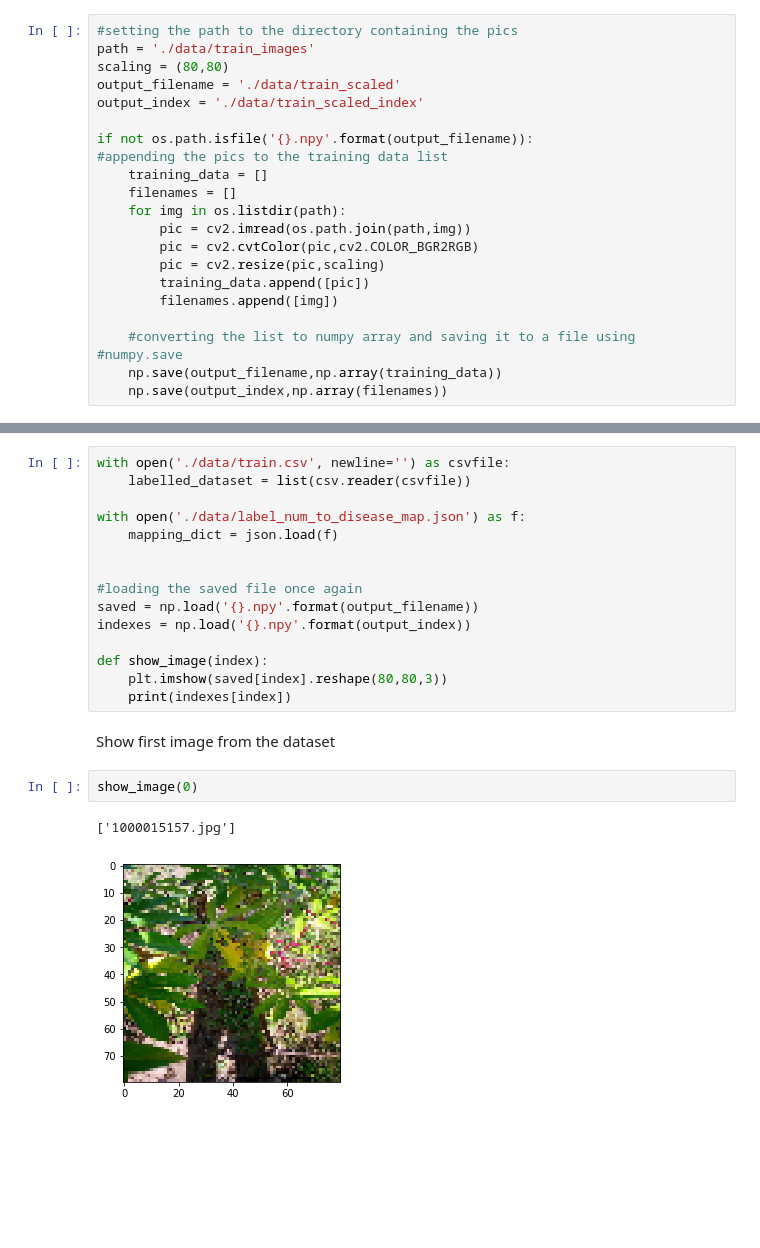
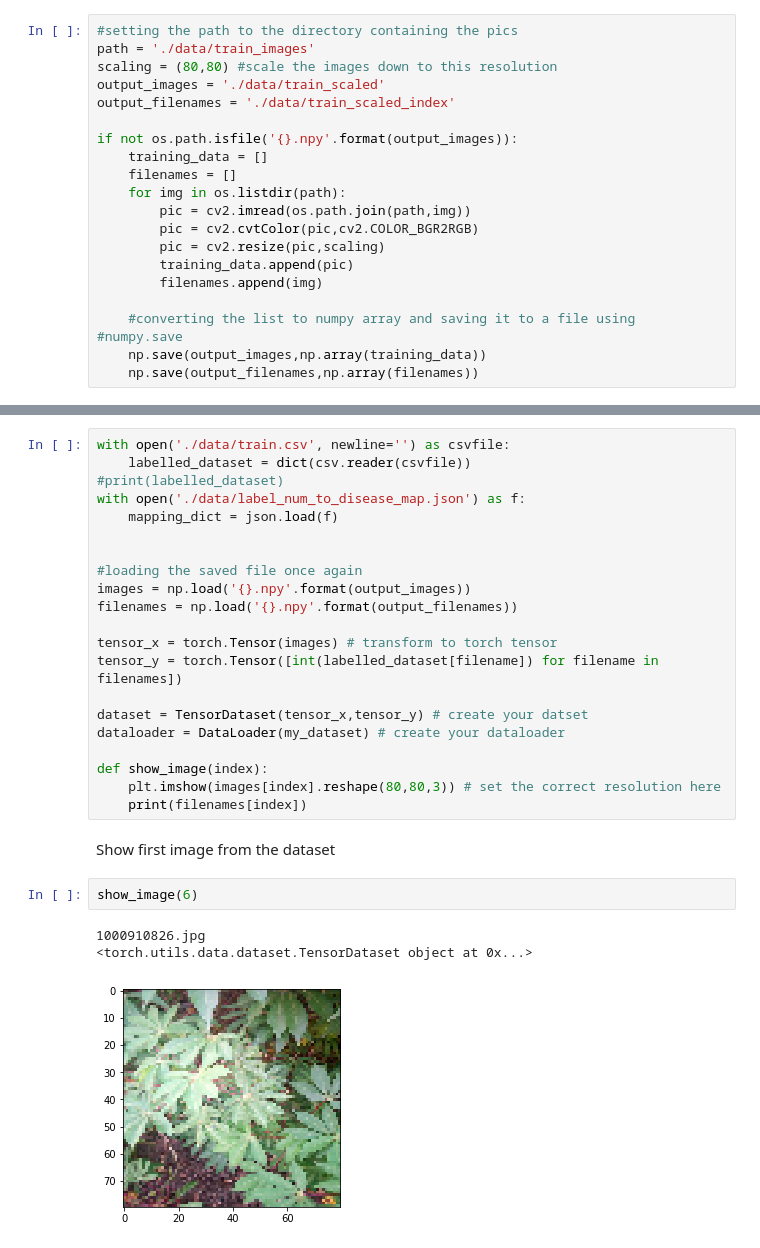
Before and after one commit to Zanz2/CassavaPlantDisseaseImageClassification, a Jupyter notebook: Pattern_recognition_project.ipynb, the cells around one changed output, grey strips where cells are left out. Cells and saved outputs as stored; diff of their text form; blank space fills up the shorter version.

Commit message:
Pytorch Dataset object

```diff
--- a/Pattern_recognition_project.ipynb
+++ b/Pattern_recognition_project.ipynb
@@ -31,45 +30,51 @@ Scaling down the images and saving them to an object
 # %%
 #setting the path to the directory containing the pics
 path = './data/train_images'
-scaling = (80,80)
-output_filename = './data/train_scaled'
-output_index = './data/train_scaled_index'
+scaling = (80,80) #scale the images down to this resolution
+output_images = './data/train_scaled'
+output_filenames = './data/train_scaled_index'
 
-if not os.path.isfile('{}.npy'.format(output_filename)):
-#appending the pics to the training data list
+if not os.path.isfile('{}.npy'.format(output_images)):
     training_data = []
     filenames = []
     for img in os.listdir(path):
         pic = cv2.imread(os.path.join(path,img))
         pic = cv2.cvtColor(pic,cv2.COLOR_BGR2RGB)
         pic = cv2.resize(pic,scaling)
-        training_data.append([pic])
-        filenames.append([img])
+        training_data.append(pic)
+        filenames.append(img)
 
     #converting the list to numpy array and saving it to a file using #numpy.save
-    np.save(output_filename,np.array(training_data))
-    np.save(output_index,np.array(filenames))
+    np.save(output_images,np.array(training_data))
+    np.save(output_filenames,np.array(filenames))
 # %% [markdown]
 Load mapping dictionary and the image dataset with the .csv of the labels
 # %%
 with open('./data/train.csv', newline='') as csvfile:
-    labelled_dataset = list(csv.reader(csvfile))
-
+    labelled_dataset = dict(csv.reader(csvfile))
+#print(labelled_dataset)
 with open('./data/label_num_to_disease_map.json') as f:
     mapping_dict = json.load(f)
 
 
 #loading the saved file once again
-saved = np.load('{}.npy'.format(output_filename))
-indexes = np.load('{}.npy'.format(output_index))
+images = np.load('{}.npy'.format(output_images))
+filenames = np.load('{}.npy'.format(output_filenames))
+
+tensor_x = torch.Tensor(images) # transform to torch tensor
+tensor_y = torch.Tensor([int(labelled_dataset[filename]) for filename in filenames])
+
+dataset = TensorDataset(tensor_x,tensor_y) # create your datset
+dataloader = DataLoader(my_dataset) # create your dataloader
 
 def show_image(index):
-    plt.imshow(saved[index].reshape(80,80,3))
-    print(indexes[index])
+    plt.imshow(images[index].reshape(80,80,3)) # set the correct resolution here
+    print(filenames[index])
 # %% [markdown]
 Show first image from the dataset
 # %%
-show_image(0)
+show_image(6)
 # %% [output]
-['1000015157.jpg']
+1000910826.jpg
+<torch.utils.data.dataset.TensorDataset object at 0x...>
-[figure, old version]
+[figure, new version]
```
Also changed, not shown: parts of 1 cell of this notebook.
